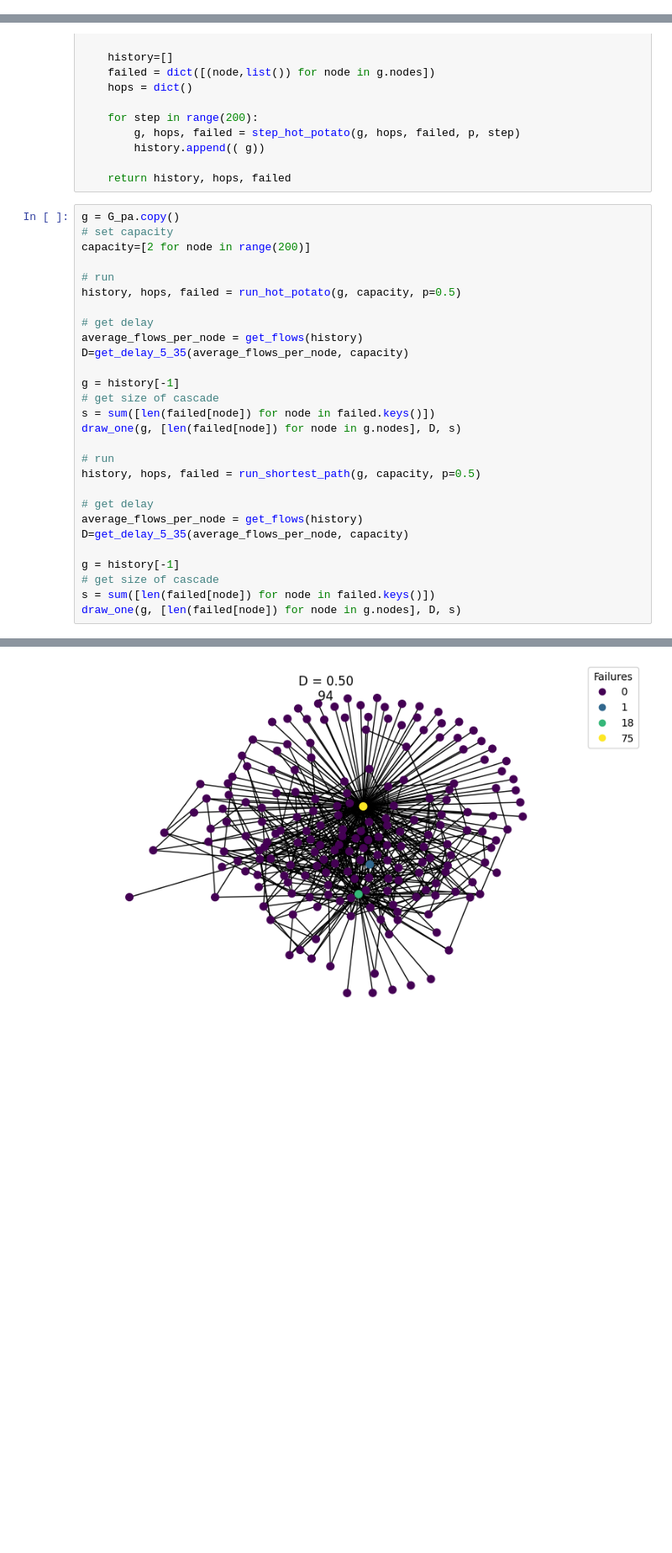
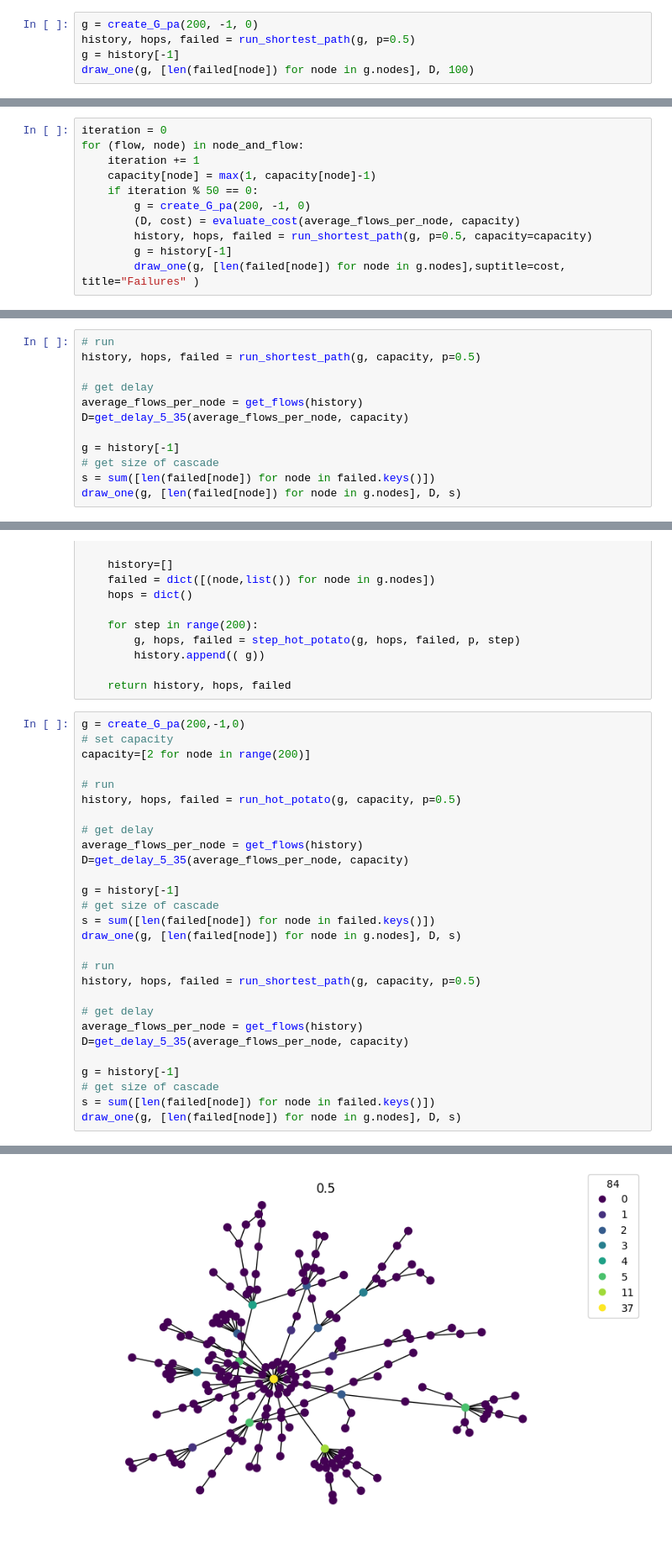
Before and after one commit to trevor-webster/2024Fall-MOCS2, a Jupyter notebook: notebooks/MOCS_Dynamics_of_Networks.ipynb, the cells around one changed output, grey strips where cells are left out. Shown at 84% size. Drawn from its saved outputs; the diff is of its cells as text; blank space fills up the shorter version.

```diff
--- a/notebooks/MOCS_Dynamics_of_Networks.ipynb
+++ b/notebooks/MOCS_Dynamics_of_Networks.ipynb
@@ -651,0 +660,5 @@ plot_robustness_f_c(robustness_for_aging)
+# %%
+g = create_G_pa(200, -1, 0)
+history, hops, failed = run_shortest_path(g, p=0.5)
+g = history[-1]
+draw_one(g, [len(failed[node]) for node in g.nodes], D, 100)
@@ -779,3 +797,14 @@ The cost is minimized following a power law until a delay of 0.7
 plot_cost(cost_and_delay1, cost_and_delay2, cost_and_delay3)
 # %% [output]
 [figure]
+# %%
+iteration = 0
+for (flow, node) in node_and_flow:
+    iteration += 1
+    capacity[node] = max(1, capacity[node]-1)
+    if iteration % 50 == 0:
+        g = create_G_pa(200, -1, 0)
+        (D, cost) = evaluate_cost(average_flows_per_node, capacity)
+        history, hops, failed = run_shortest_path(g, p=0.5, capacity=capacity)
+        g = history[-1]
+        draw_one(g, [len(failed[node]) for node in g.nodes],suptitle=cost, title="Failures" )
@@ -782,3 +816,15 @@ plot_cost(cost_and_delay1, cost_and_delay2, cost_and_delay3)
+# %%
+# run
+history, hops, failed = run_shortest_path(g, capacity, p=0.5)
+
+# get delay
+average_flows_per_node = get_flows(history)
+D=get_delay_5_35(average_flows_per_node, capacity)
+
+g = history[-1]
+# get size of cascade
+s = sum([len(failed[node]) for node in failed.keys()])
+draw_one(g, [len(failed[node]) for node in g.nodes], D, s)
 # %% [markdown]
 ## Resilience and adaptive routing
 # %% [markdown]
@@ -858,7 +904,7 @@ def run_hot_potato(g, capacity=2*np.ones(200), p=0.5):
 
     return history, hops, failed
 # %%
-g = G_pa.copy()
+g = create_G_pa(200,-1,0)
 # set capacity
 capacity=[2 for node in range(200)]
 
@@ -890 +936 @@ draw_one(g, [len(failed[node]) for node in g.nodes], D, s)
-[figure, old version]
+[figure, new version]
```
Also changed, not shown: parts of 24 cells of this notebook, 1 other file.
